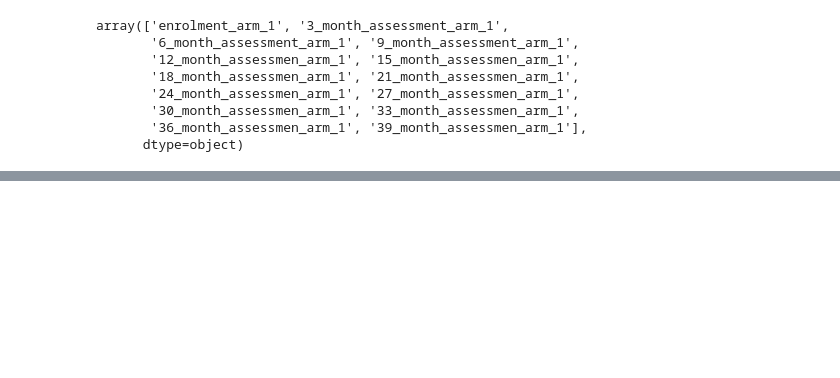
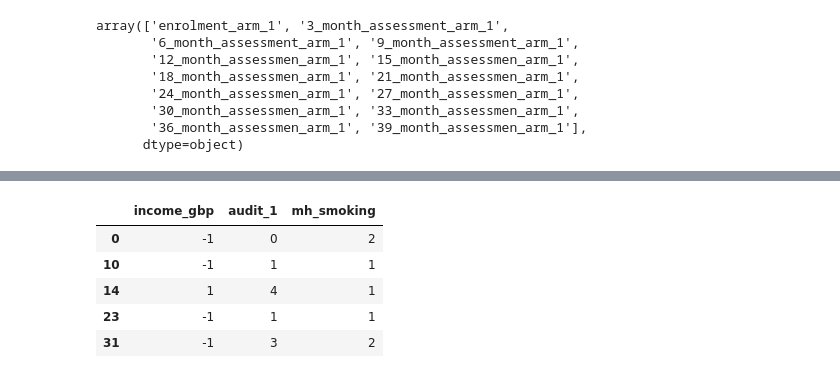
Before and after one commit to kaylenemorrison/wearable-device-depression-prediction, a Jupyter notebook: clean_demographics.ipynb, the cells around one changed output, grey strips where cells are left out. Cells and saved outputs as stored; diff of their text form; code cells hidden in the pictures; blank space fills up the shorter version.

```diff
--- a/clean_demographics.ipynb
+++ b/clean_demographics.ipynb
@@ -1060,0 +1323,5 @@ final_dataset
+# %%
+# recode the ordinal variables in the demographics_enrollment dataframe to numerical values
+demographics_enrollment["income_gbp"] = demographics_enrollment["income_gbp"].cat.codes
+demographics_enrollment["audit_1"] = demographics_enrollment["audit_1"].cat.codes
+demographics_enrollment["mh_smoking"] = demographics_enrollment["mh_smoking"].cat.codes
@@ -1060,0 +1344,9 @@ final_dataset
+# %%
+demographics_enrollment[["income_gbp", "audit_1", "mh_smoking"]].head()
+# %% [output]
+|  | income_gbp | audit_1 | mh_smoking |
+| 0 | -1 | 0 | 2 |
+| 10 | -1 | 1 | 1 |
+| 14 | 1 | 4 | 1 |
+| 23 | -1 | 1 | 1 |
+| 31 | -1 | 3 | 2 |
```
Also changed, not shown: parts of 46 cells of this notebook, 10 other files.
